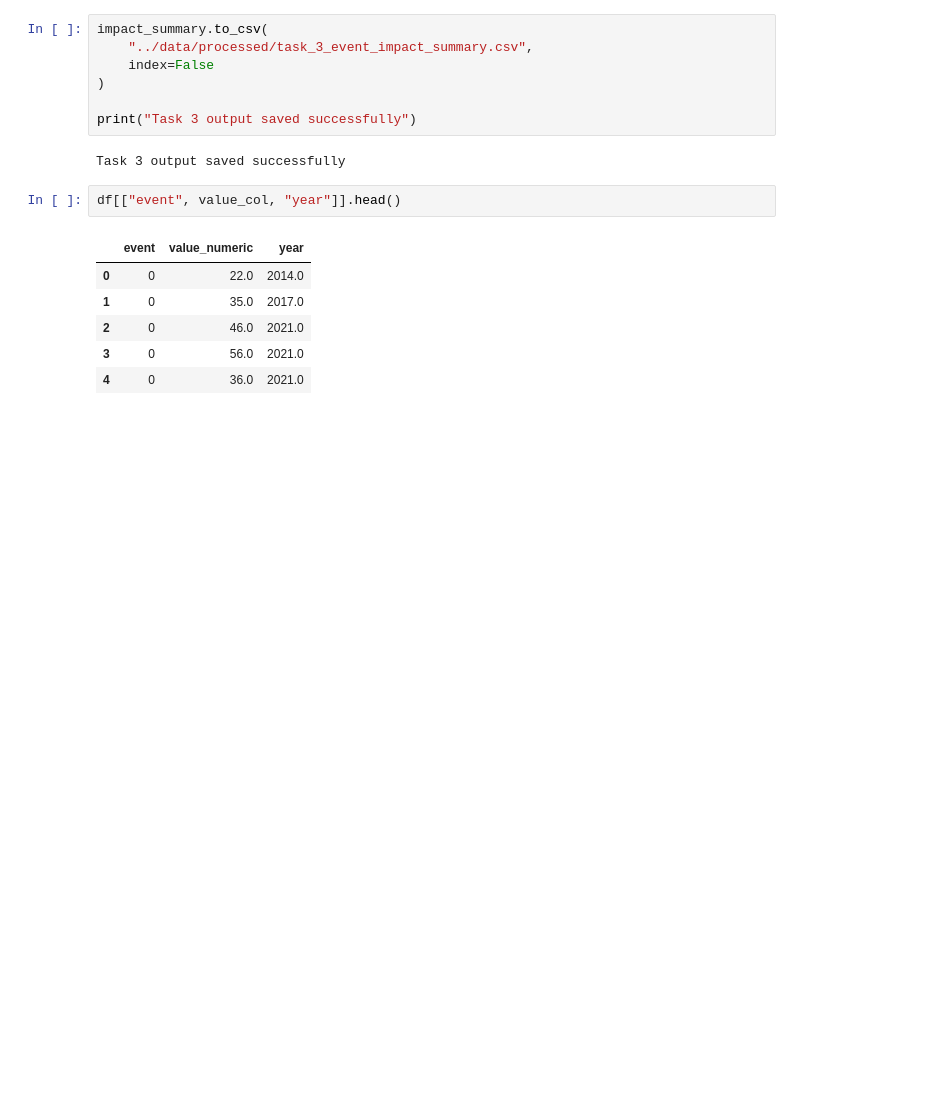
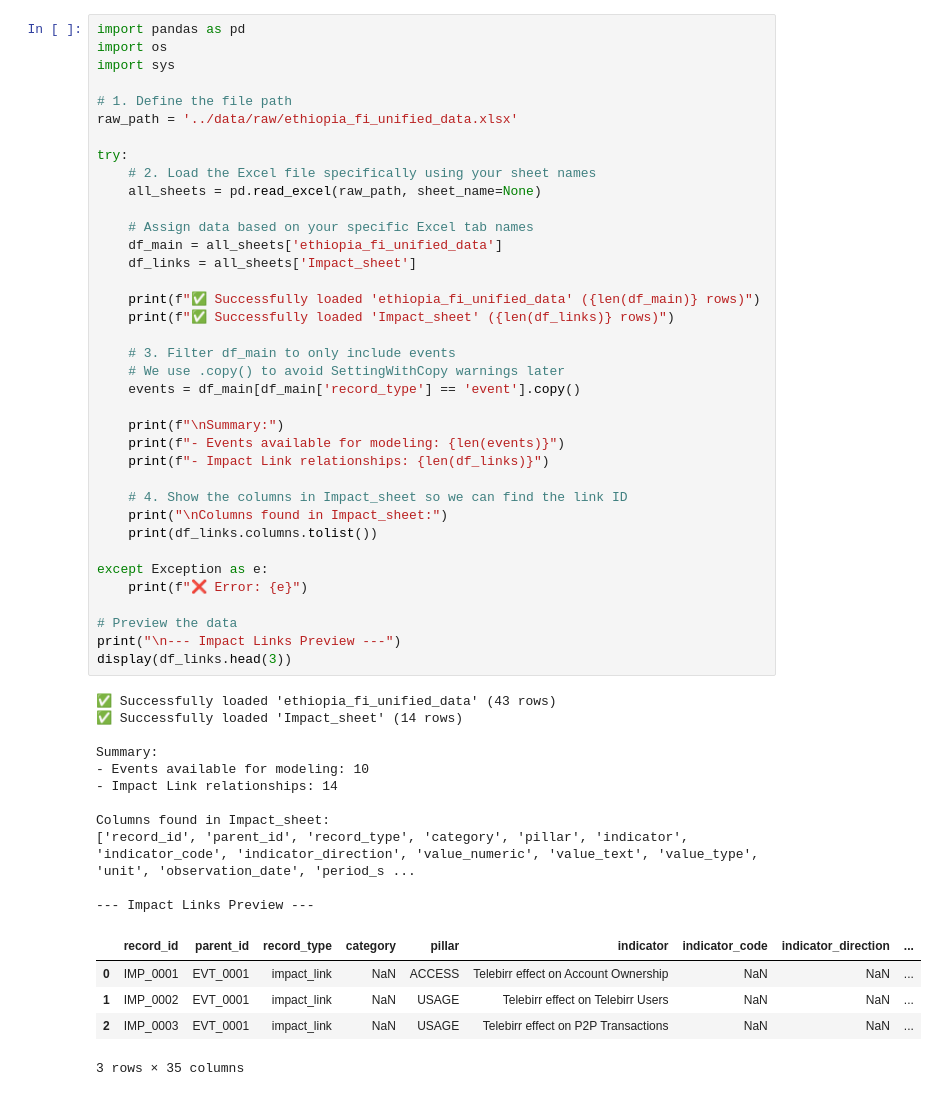
Before and after one commit to Nuhamin-Solomon/ethiopia-fi-forecast, a Jupyter notebook: notebooks/task_3_event_impact_modeling.ipynb, the cells around one changed output. Cells and saved outputs as stored; diff of their text form; blank space fills up the shorter version.

Commit message:
update task 3

```diff
--- a/notebooks/task_3_event_impact_modeling.ipynb
+++ b/notebooks/task_3_event_impact_modeling.ipynb
@@ -246,18 +1,54 @@ plt.show()
-# %%
-impact_summary.to_csv(
-    "../data/processed/task_3_event_impact_summary.csv",
-    index=False
-)
-
-print("Task 3 output saved successfully")
-# %% [output]
-Task 3 output saved successfully
-# %%
-df[["event", value_col, "year"]].head()
-# %% [output]
-|  | event | value_numeric | year |
-| 0 | 0 | 22.0 | 2014.0 |
-| 1 | 0 | 35.0 | 2017.0 |
-| 2 | 0 | 46.0 | 2021.0 |
-| 3 | 0 | 56.0 | 2021.0 |
-| 4 | 0 | 36.0 | 2021.0 |
+# %%
+import pandas as pd
+import os
+import sys
+
+# 1. Define the file path
+raw_path = '../data/raw/ethiopia_fi_unified_data.xlsx'
+
+try:
+    # 2. Load the Excel file specifically using your sheet names
+    all_sheets = pd.read_excel(raw_path, sheet_name=None)
+
+    # Assign data based on your specific Excel tab names
+    df_main = all_sheets['ethiopia_fi_unified_data']
+    df_links = all_sheets['Impact_sheet']
+
+    print(f"✅ Successfully loaded 'ethiopia_fi_unified_data' ({len(df_main)} rows)")
+    print(f"✅ Successfully loaded 'Impact_sheet' ({len(df_links)} rows)")
+
+    # 3. Filter df_main to only include events
+    # We use .copy() to avoid SettingWithCopy warnings later
+    events = df_main[df_main['record_type'] == 'event'].copy()
+
+    print(f"\nSummary:")
+    print(f"- Events available for modeling: {len(events)}")
+    print(f"- Impact Link relationships: {len(df_links)}")
+
+    # 4. Show the columns in Impact_sheet so we can find the link ID
+    print("\nColumns found in Impact_sheet:")
+    print(df_links.columns.tolist())
+
+except Exception as e:
+    print(f"❌ Error: {e}")
+
+# Preview the data
+print("\n--- Impact Links Preview ---")
+display(df_links.head(3))
+# %% [output]
+✅ Successfully loaded 'ethiopia_fi_unified_data' (43 rows)
+✅ Successfully loaded 'Impact_sheet' (14 rows)
+
+Summary:
+- Events available for modeling: 10
+- Impact Link relationships: 14
+
+Columns found in Impact_sheet:
+['record_id', 'parent_id', 'record_type', 'category', 'pillar', 'indicator', 'indicator_code', 'indicator_direction', 'value_numeric', 'value_text', 'value_type', 'unit', 'observation_date', 'period_s ...
+
+--- Impact Links Preview ---
+|  | record_id | parent_id | record_type | category | pillar | indicator | indicator_code | indicator_direction | ... |
+| 0 | IMP_0001 | EVT_0001 | impact_link | NaN | ACCESS | Telebirr effect on Account Ownership | NaN | NaN | ... |
+| 1 | IMP_0002 | EVT_0001 | impact_link | NaN | USAGE | Telebirr effect on Telebirr Users | NaN | NaN | ... |
+| 2 | IMP_0003 | EVT_0001 | impact_link | NaN | USAGE | Telebirr effect on P2P Transactions | NaN | NaN | ... |
+3 rows × 35 columns
```
Also changed, not shown: parts of 19 cells of this notebook.
